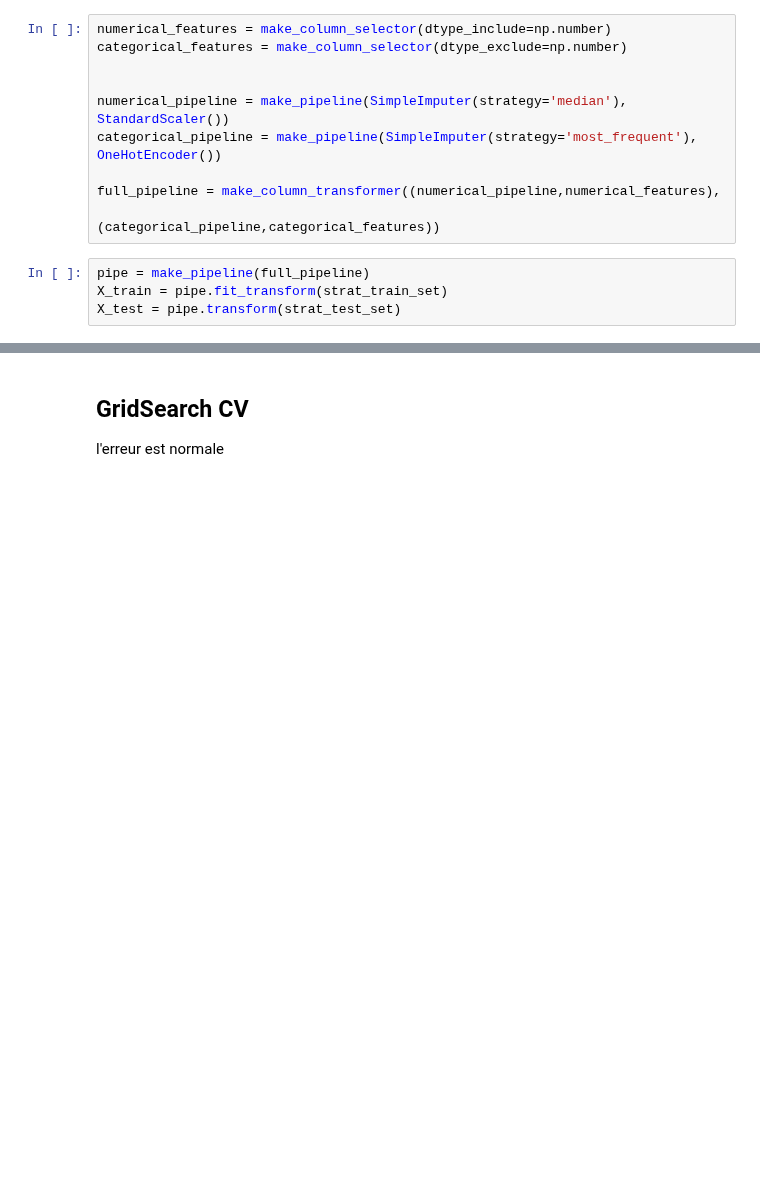
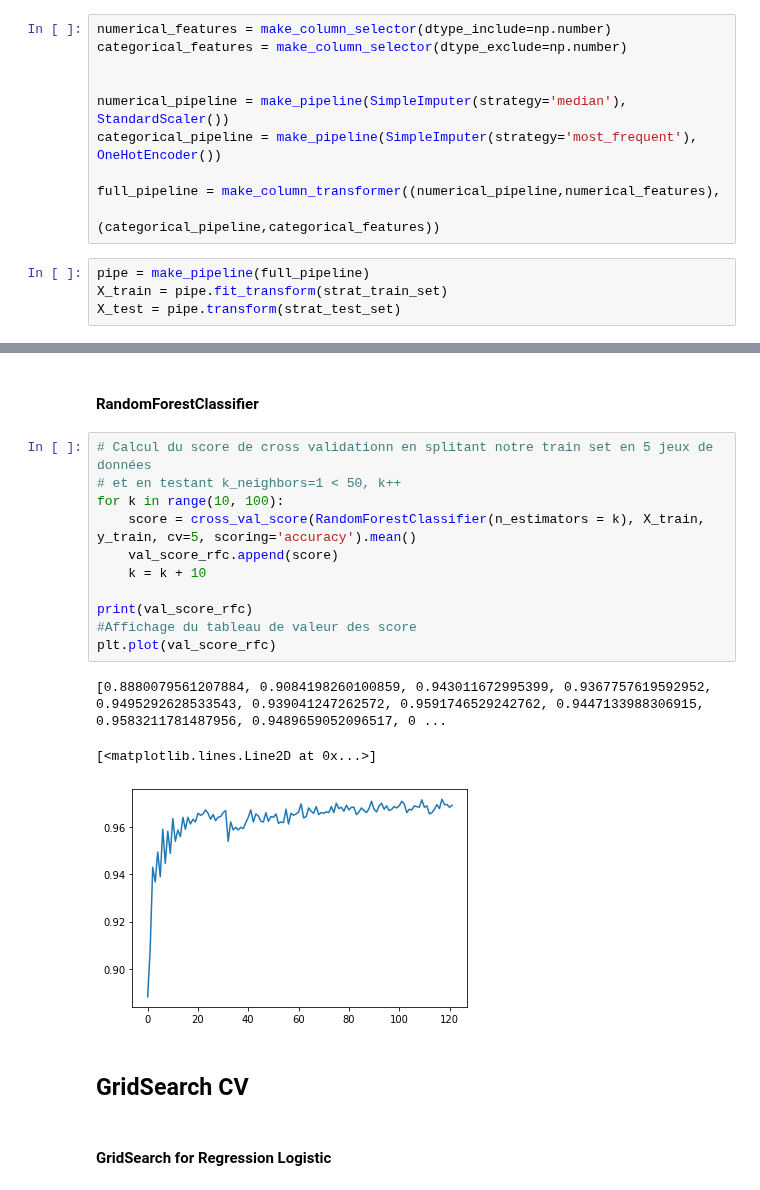
Before and after one commit to Killian-drh/Projet-HR-Analysis, a Jupyter notebook: NT_Projet_IA.ipynb, the cells around one changed output, grey strips where cells are left out. Saved outputs shown, nothing was run; the diff lists cells and outputs as text; blank space fills up the shorter version.

```diff
--- a/NT_Projet_IA.ipynb
+++ b/NT_Projet_IA.ipynb
@@ -447,3 +496,21 @@ TypeError: 'Pipeline' object is not callable
+# %% [markdown]
+#### RandomForestClassifier
+# %%
+# Calcul du score de cross validationn en splitant notre train set en 5 jeux de données
+# et en testant k_neighbors=1 < 50, k++
+for k in range(10, 100):
+    score = cross_val_score(RandomForestClassifier(n_estimators = k), X_train, y_train, cv=5, scoring='accuracy').mean()
+    val_score_rfc.append(score)
+    k = k + 10
+
+print(val_score_rfc)
+#Affichage du tableau de valeur des score
+plt.plot(val_score_rfc)
+# %% [output]
+[0.8880079561207884, 0.9084198260100859, 0.943011672995399, 0.9367757619592952, 0.9495292628533543, 0.939041247262572, 0.9591746529242762, 0.9447133988306915, 0.9583211781487956, 0.9489659052096517, 0 ...
+[<matplotlib.lines.Line2D at 0x...>]
+[figure, added]
 # %% [markdown]
 ## GridSearch CV
-l'erreur est normale
+# %% [markdown]
+#### GridSearch for Regression Logistic
```
Also changed, not shown: parts of 27 cells of this notebook.
